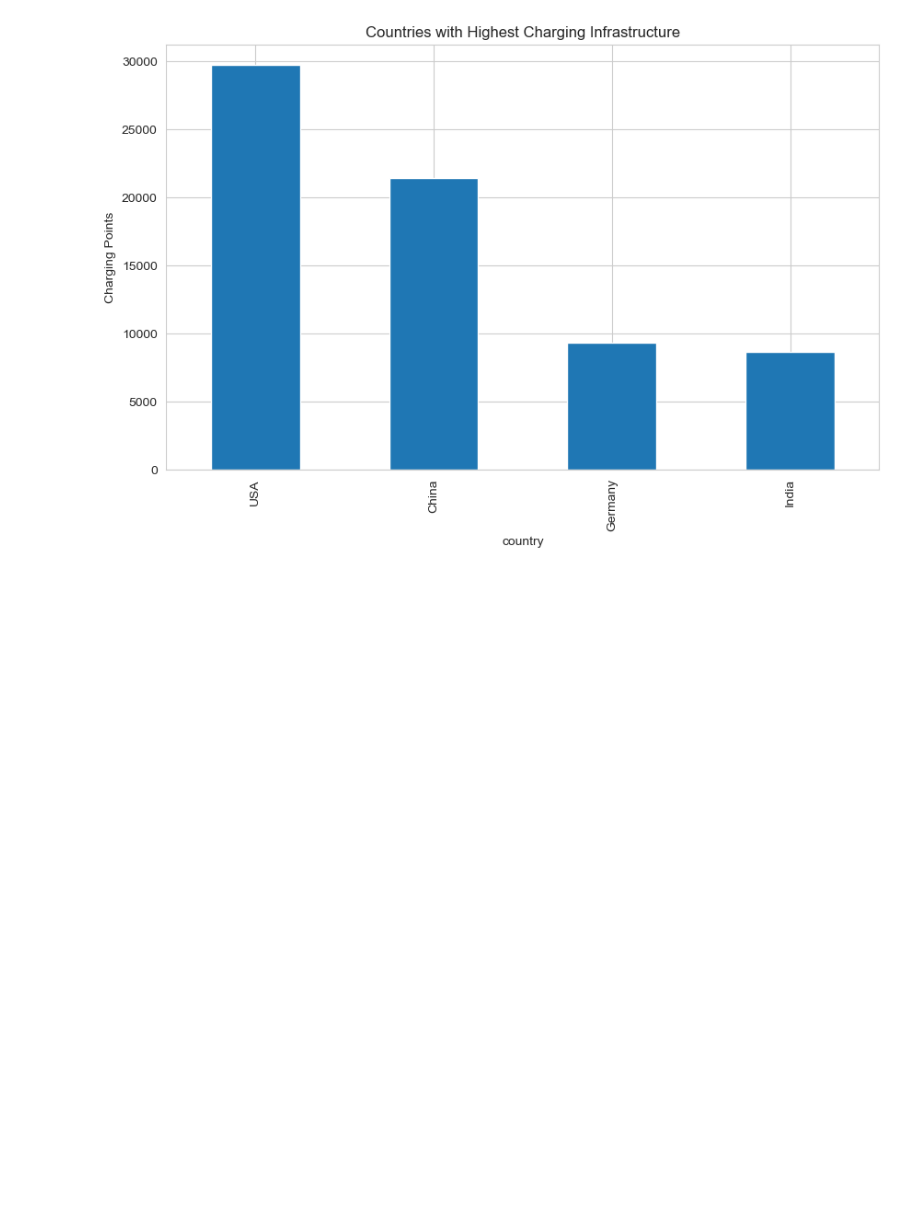
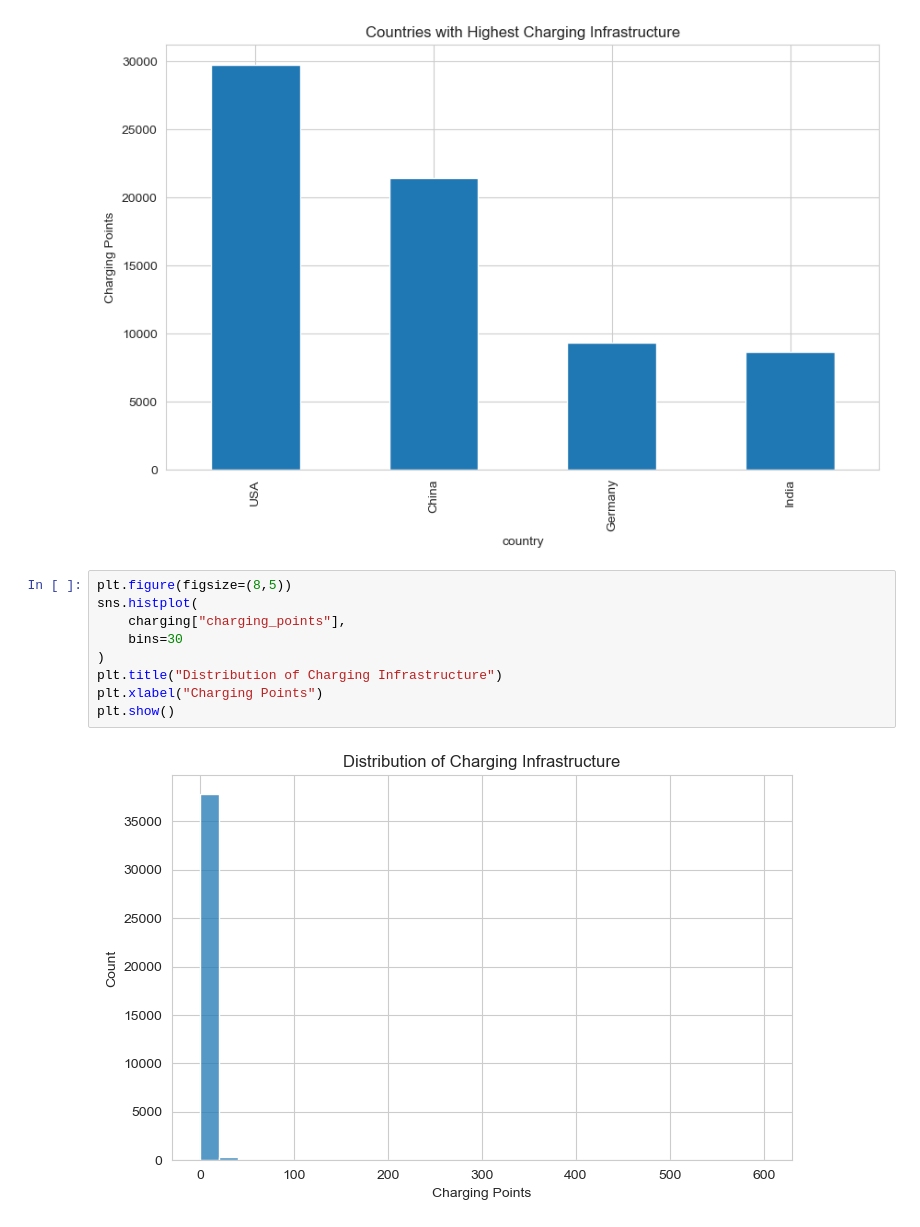
Before and after one commit to AnanthaRam-GS/eVehicle-adoption-analytics, a Jupyter notebook: notebooks/time_series.ipynb, the cells around one changed output. Drawn from its saved outputs; the diff is of its cells as text; blank space fills up the shorter version.

Commit message:
feat: added distribution of charging infrastructure

```diff
--- a/notebooks/time_series.ipynb
+++ b/notebooks/time_series.ipynb
@@ -104,3 +104,14 @@ plt.ylabel("Charging Points")
 plt.show()
 # %% [output]
 [figure]
+# %%
+plt.figure(figsize=(8,5))
+sns.histplot(
+    charging["charging_points"],
+    bins=30
+)
+plt.title("Distribution of Charging Infrastructure")
+plt.xlabel("Charging Points")
+plt.show()
+# %% [output]
+[figure, added]
```
